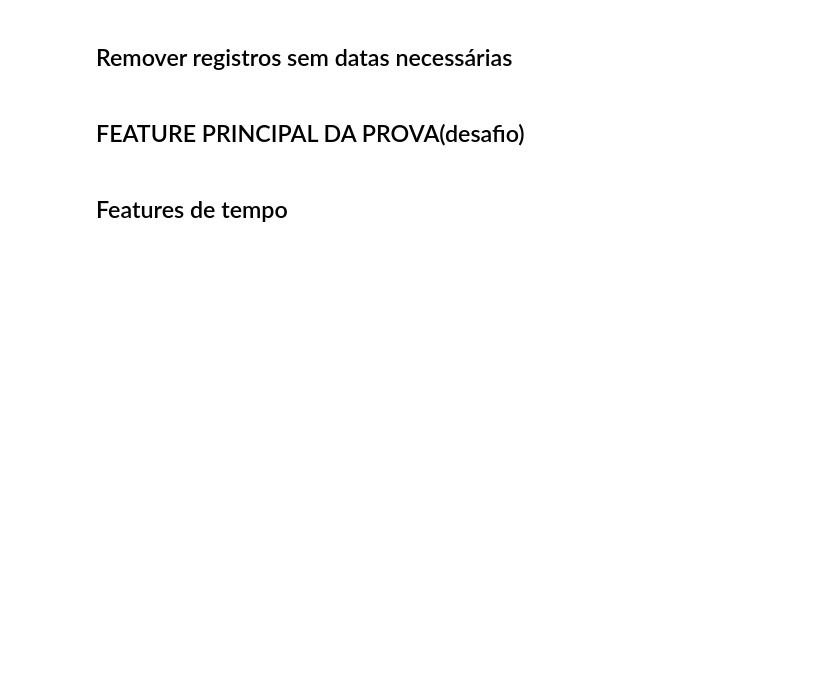
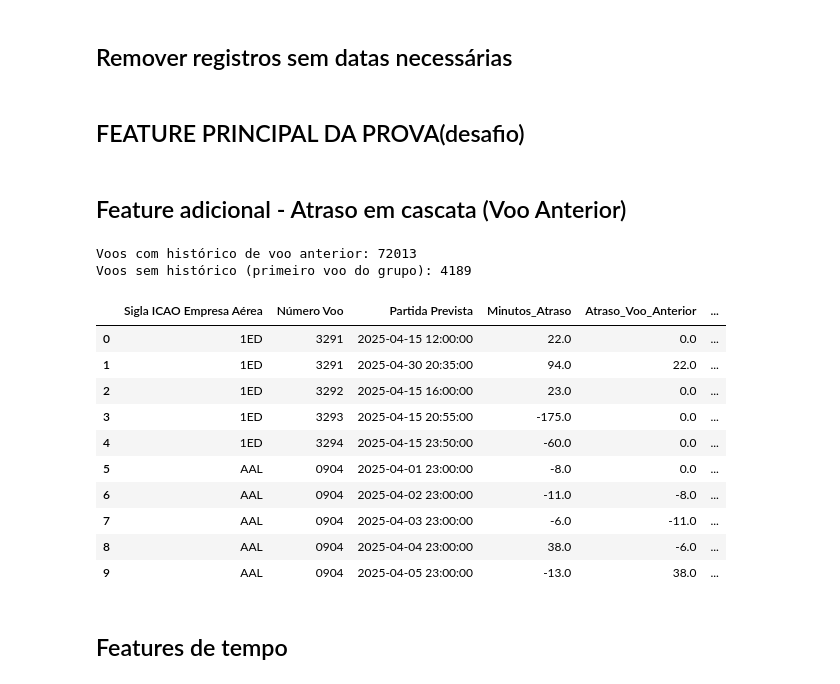
Before and after one commit to IsabelaNeves1/am-t4-s1a2026, a Jupyter notebook: prova20_isabela_neves.ipynb, the cells around one changed output. Drawn from its saved outputs; the diff is of its cells as text; code cells hidden in the pictures; blank space fills up the shorter version.

```diff
--- a/prova20_isabela_neves.ipynb
+++ b/prova20_isabela_neves.ipynb
@@ -115,6 +115,38 @@ df['Minutos_Atraso'] = (
     -
     df['Partida Prevista']
 ).dt.total_seconds()/60
+# %% [markdown]
+## Feature adicional - Atraso em cascata (Voo Anterior)
+# %%
+df = df.sort_values(
+    by=['Sigla ICAO Empresa Aérea', 'Número Voo', 'Partida Prevista']
+).reset_index(drop=True)
+
+df['Atraso_Voo_Anterior'] = (
+    df.groupby(['Sigla ICAO Empresa Aérea', 'Número Voo'])['Minutos_Atraso']
+    .shift(1)
+)
+
+df['Tem_Voo_Anterior'] = df['Atraso_Voo_Anterior'].notna().astype(int)
+df['Atraso_Voo_Anterior'] = df['Atraso_Voo_Anterior'].fillna(0)
+
+print("Voos com histórico de voo anterior:", df['Tem_Voo_Anterior'].sum())
+print("Voos sem histórico (primeiro voo do grupo):", (df['Tem_Voo_Anterior']==0).sum())
+df[['Sigla ICAO Empresa Aérea','Número Voo','Partida Prevista','Minutos_Atraso','Atraso_Voo_Anterior','Tem_Voo_Anterior']].head(10)
+# %% [output]
+Voos com histórico de voo anterior: 72013
+Voos sem histórico (primeiro voo do grupo): 4189
+|  | Sigla ICAO Empresa Aérea | Número Voo | Partida Prevista | Minutos_Atraso | Atraso_Voo_Anterior | ... |
+| 0 | 1ED | 3291 | 2025-04-15 12:00:00 | 22.0 | 0.0 | ... |
+| 1 | 1ED | 3291 | 2025-04-30 20:35:00 | 94.0 | 22.0 | ... |
+| 2 | 1ED | 3292 | 2025-04-15 16:00:00 | 23.0 | 0.0 | ... |
+| 3 | 1ED | 3293 | 2025-04-15 20:55:00 | -175.0 | 0.0 | ... |
+| 4 | 1ED | 3294 | 2025-04-15 23:50:00 | -60.0 | 0.0 | ... |
+| 5 | AAL | 0904 | 2025-04-01 23:00:00 | -8.0 | 0.0 | ... |
+| 6 | AAL | 0904 | 2025-04-02 23:00:00 | -11.0 | -8.0 | ... |
+| 7 | AAL | 0904 | 2025-04-03 23:00:00 | -6.0 | -11.0 | ... |
+| 8 | AAL | 0904 | 2025-04-04 23:00:00 | 38.0 | -6.0 | ... |
+| 9 | AAL | 0904 | 2025-04-05 23:00:00 | -13.0 | 38.0 | ... |
 # %% [markdown]
 ## Features de tempo
 # %%
```
Also changed, not shown: parts of 9 cells of this notebook.
